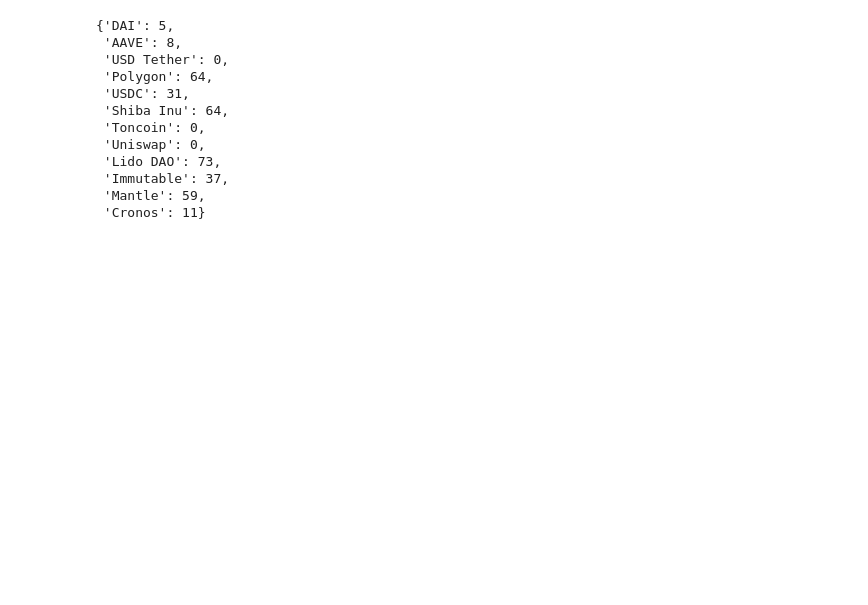
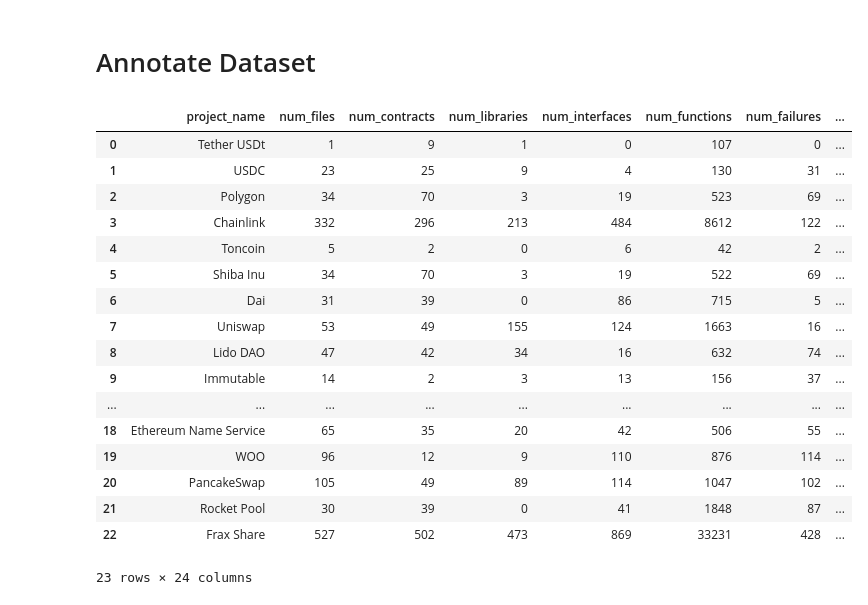
Before and after one commit to Yustynn/ethereum-smart-contract-analysis, a Jupyter notebook: data-investigation/investigate_errors.ipynb, the cells around one changed output. Saved outputs shown, nothing was run; the diff lists cells and outputs as text; code cells hidden in the pictures; blank space fills up the shorter version.

Commit message:
[data-analysis] Improved error investigation

```diff
--- a/data-investigation/investigate_errors.ipynb
+++ b/data-investigation/investigate_errors.ipynb
@@ -12,5 +19,11 @@ from config import DATASET_DILL_OUTPUT_PATH
+# %%
+dill_path = os.path.join('..', DATASET_DILL_OUTPUT_PATH)
+dill_path = '../output/results-selected-20240131.dill'
+
+dataset_path = '../output/results-selected-20240131.csv'
+project_configs = PROJECT_CONFIGS
 # %%
-with open(os.path.join('..', DATASET_DILL_OUTPUT_PATH), 'rb') as f:
+with open(dill_path, 'rb') as f:
   results = dill.load(f)
 # %%
 ERROR_MAPPING = {
@@ -73,15 +64,44 @@ for result in results:
-# %%
-{n: e['Missing File'] for n, e in errors_by_project.items()}
-# %% [output]
-{'DAI': 5,
- 'AAVE': 8,
- 'USD Tether': 0,
- 'Polygon': 64,
- 'USDC': 31,
- 'Shiba Inu': 64,
- 'Toncoin': 0,
- 'Uniswap': 0,
- 'Lido DAO': 73,
- 'Immutable': 37,
- 'Mantle': 59,
- 'Cronos': 11}
+# %% [markdown]
+# Annotate Dataset
+# %%
+df = pd.read_csv(dataset_path)
+df['num_files_including_failures'] = df.num_files + df.num_failures
+
+# add missing files info
+missing_files_by_project = [{'project_name': k, 'num_failures_missing': v['Missing File']} for k, v in errors_by_project.items()]
+mf = pd.DataFrame.from_records(missing_files_by_project)
+df = df.merge(mf, on='project_name')
+df['num_files_overall'] = df.num_files + df.num_failures
+df['num_failures_not_missing'] = df.num_failures - df.num_failures_missing
+
+df['frac_successes_overall'] = df.num_files / df.num_files_overall
+df['frac_failures_overall'] = df.num_failures / df.num_files_overall
+df['frac_failures_missing'] = df.num_failures_missing / df.num_failures
+df['frac_failures_missing_overall'] = df.num_failures_missing / df.num_files_overall
+df['frac_failures_not_missing_overall'] = df.frac_failures_overall - df.frac_failures_missing_overall
+
+# add num repos info
+
+num_repos_by_project = [{'project_name': p.name, 'num_repos': len(p.repo_urls)} for p in PROJECT_CONFIGS]
+r = pd.DataFrame.from_records(num_repos_by_project)
+df = df.merge(r, on='project_name')
+df
+# %% [output]
+|  | project_name | num_files | num_contracts | num_libraries | num_interfaces | num_functions | num_failures | ... |
+| 0 | Tether USDt | 1 | 9 | 1 | 0 | 107 | 0 | ... |
+| 1 | USDC | 23 | 25 | 9 | 4 | 130 | 31 | ... |
+| 2 | Polygon | 34 | 70 | 3 | 19 | 523 | 69 | ... |
+| 3 | Chainlink | 332 | 296 | 213 | 484 | 8612 | 122 | ... |
+| 4 | Toncoin | 5 | 2 | 0 | 6 | 42 | 2 | ... |
+| 5 | Shiba Inu | 34 | 70 | 3 | 19 | 522 | 69 | ... |
+| 6 | Dai | 31 | 39 | 0 | 86 | 715 | 5 | ... |
+| 7 | Uniswap | 53 | 49 | 155 | 124 | 1663 | 16 | ... |
+| 8 | Lido DAO | 47 | 42 | 34 | 16 | 632 | 74 | ... |
+| 9 | Immutable | 14 | 2 | 3 | 13 | 156 | 37 | ... |
+| ... | ... | ... | ... | ... | ... | ... | ... | ... |
+| 18 | Ethereum Name Service | 65 | 35 | 20 | 42 | 506 | 55 | ... |
+| 19 | WOO | 96 | 12 | 9 | 110 | 876 | 114 | ... |
+| 20 | PancakeSwap | 105 | 49 | 89 | 114 | 1047 | 102 | ... |
+| 21 | Rocket Pool | 30 | 39 | 0 | 41 | 1848 | 87 | ... |
+| 22 | Frax Share | 527 | 502 | 473 | 869 | 33231 | 428 | ... |
+23 rows × 24 columns
```
Also changed, not shown: parts of 13 cells of this notebook.
